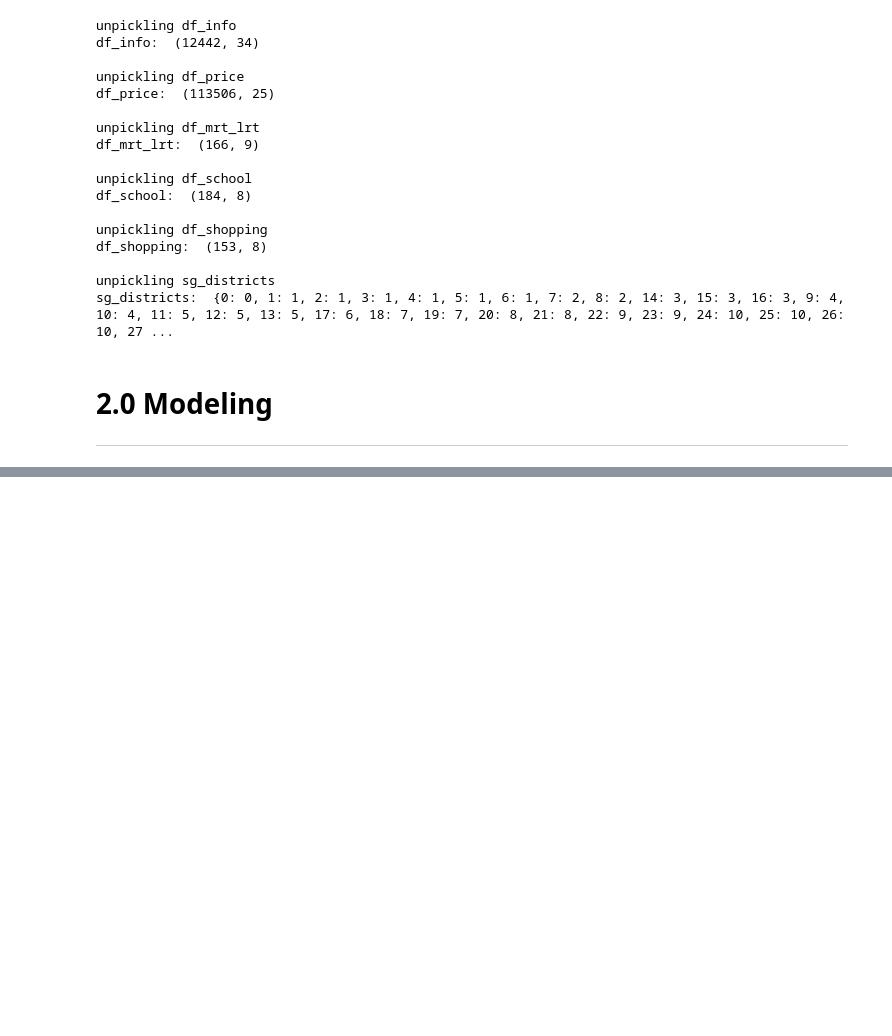
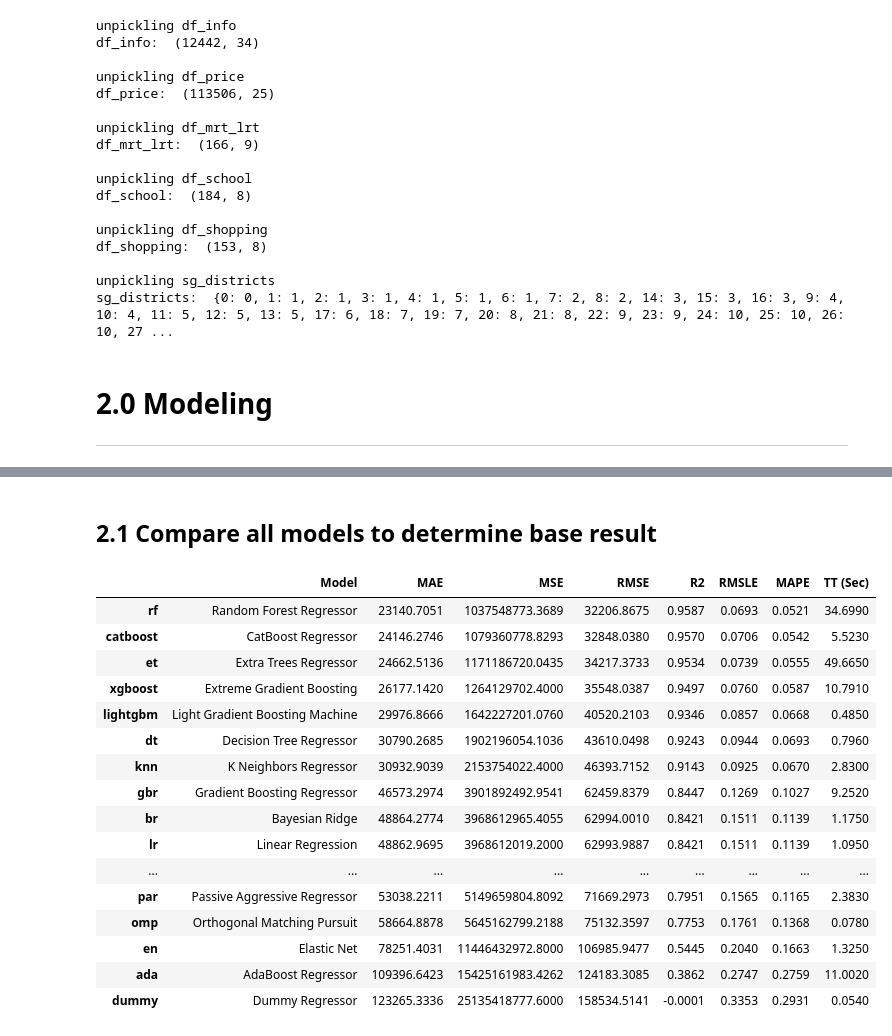
Before and after one commit to ElangSetiawan/sg-hdb-resale, a Jupyter notebook: notebooks/Elang-SG-HDB-Resale-Model.ipynb, the cells around one changed output, grey strips where cells are left out. Cells and saved outputs as stored; diff of their text form; code cells hidden in the pictures; blank space fills up the shorter version.

```diff
--- a/notebooks/Elang-SG-HDB-Resale-Model.ipynb
+++ b/notebooks/Elang-SG-HDB-Resale-Model.ipynb
@@ -172,8 +194,23 @@ def basic_eda(df, df_name):
+# %% [markdown]
+## 2.1 Compare all models to determine base result
 # %%
-dfs = [
-    (df_raw_1990, 'from 1990 to 1999'),
-    (df_raw_2000, 'from 2000 to 2012'),
-    (df_raw_2012, 'from 2012 to 2014'),
-    (df_raw_2015, 'from 2015 to 2017'),
-    (df_raw_2017, 'from 2017 to 2021-11-23')
-    ]
+best = compare_models(exclude = ['ransac'])
+# The RANSAC regression model is excluded from comparison
+# %% [output]
+|  | Model | MAE | MSE | RMSE | R2 | RMSLE | MAPE | TT (Sec) |
+| rf | Random Forest Regressor | 23140.7051 | 1037548773.3689 | 32206.8675 | 0.9587 | 0.0693 | 0.0521 | 34.6990 |
+| catboost | CatBoost Regressor | 24146.2746 | 1079360778.8293 | 32848.0380 | 0.9570 | 0.0706 | 0.0542 | 5.5230 |
+| et | Extra Trees Regressor | 24662.5136 | 1171186720.0435 | 34217.3733 | 0.9534 | 0.0739 | 0.0555 | 49.6650 |
+| xgboost | Extreme Gradient Boosting | 26177.1420 | 1264129702.4000 | 35548.0387 | 0.9497 | 0.0760 | 0.0587 | 10.7910 |
+| lightgbm | Light Gradient Boosting Machine | 29976.8666 | 1642227201.0760 | 40520.2103 | 0.9346 | 0.0857 | 0.0668 | 0.4850 |
+| dt | Decision Tree Regressor | 30790.2685 | 1902196054.1036 | 43610.0498 | 0.9243 | 0.0944 | 0.0693 | 0.7960 |
+| knn | K Neighbors Regressor | 30932.9039 | 2153754022.4000 | 46393.7152 | 0.9143 | 0.0925 | 0.0670 | 2.8300 |
+| gbr | Gradient Boosting Regressor | 46573.2974 | 3901892492.9541 | 62459.8379 | 0.8447 | 0.1269 | 0.1027 | 9.2520 |
+| br | Bayesian Ridge | 48864.2774 | 3968612965.4055 | 62994.0010 | 0.8421 | 0.1511 | 0.1139 | 1.1750 |
+| lr | Linear Regression | 48862.9695 | 3968612019.2000 | 62993.9887 | 0.8421 | 0.1511 | 0.1139 | 1.0950 |
+| ... | ... | ... | ... | ... | ... | ... | ... | ... |
+| par | Passive Aggressive Regressor | 53038.2211 | 5149659804.8092 | 71669.2973 | 0.7951 | 0.1565 | 0.1165 | 2.3830 |
+| omp | Orthogonal Matching Pursuit | 58664.8878 | 5645162799.2188 | 75132.3597 | 0.7753 | 0.1761 | 0.1368 | 0.0780 |
+| en | Elastic Net | 78251.4031 | 11446432972.8000 | 106985.9477 | 0.5445 | 0.2040 | 0.1663 | 1.3250 |
+| ada | AdaBoost Regressor | 109396.6423 | 15425161983.4262 | 124183.3085 | 0.3862 | 0.2747 | 0.2759 | 11.0020 |
+| dummy | Dummy Regressor | 123265.3336 | 25135418777.6000 | 158534.5141 | -0.0001 | 0.3353 | 0.2931 | 0.0540 |
```
Also changed, not shown: parts of 26 cells of this notebook, 5 other files.
